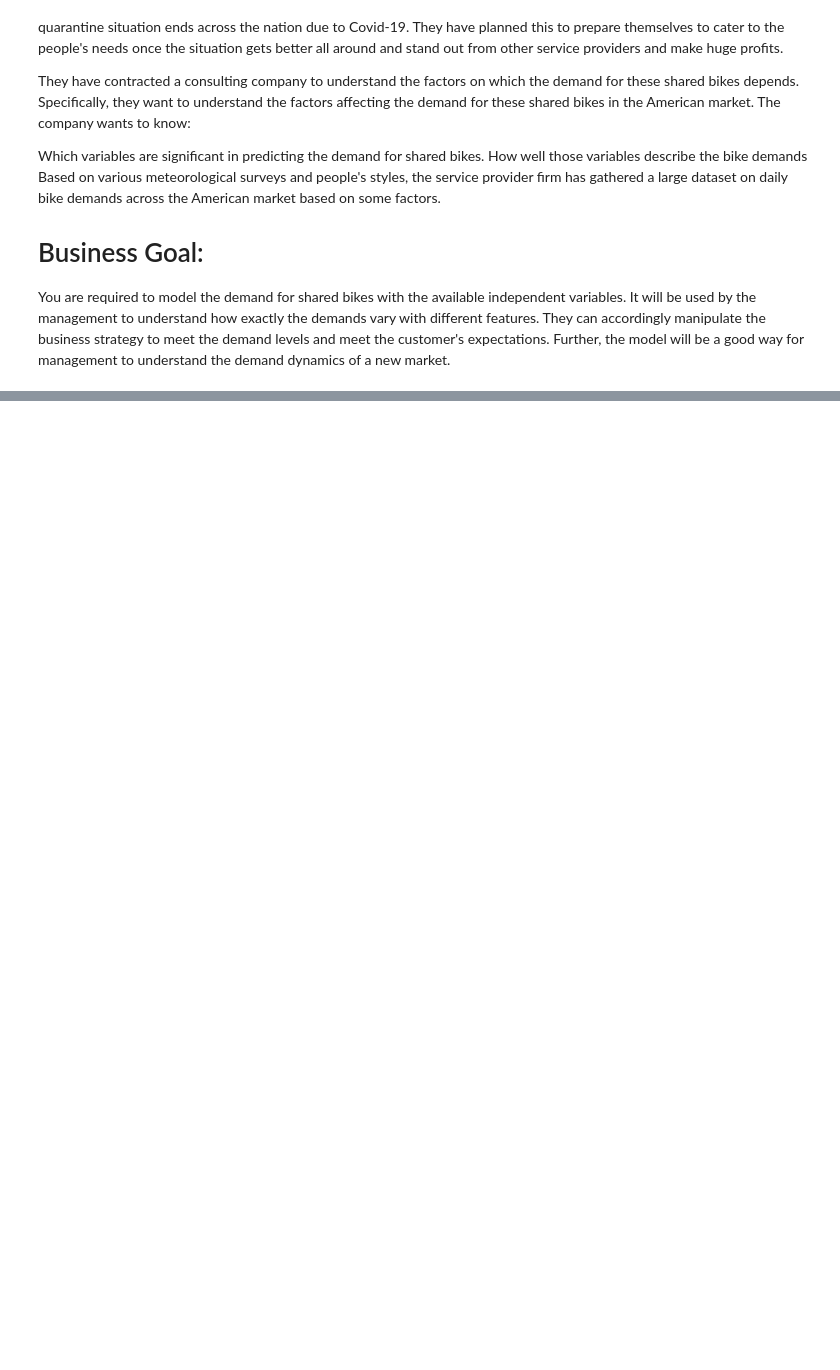
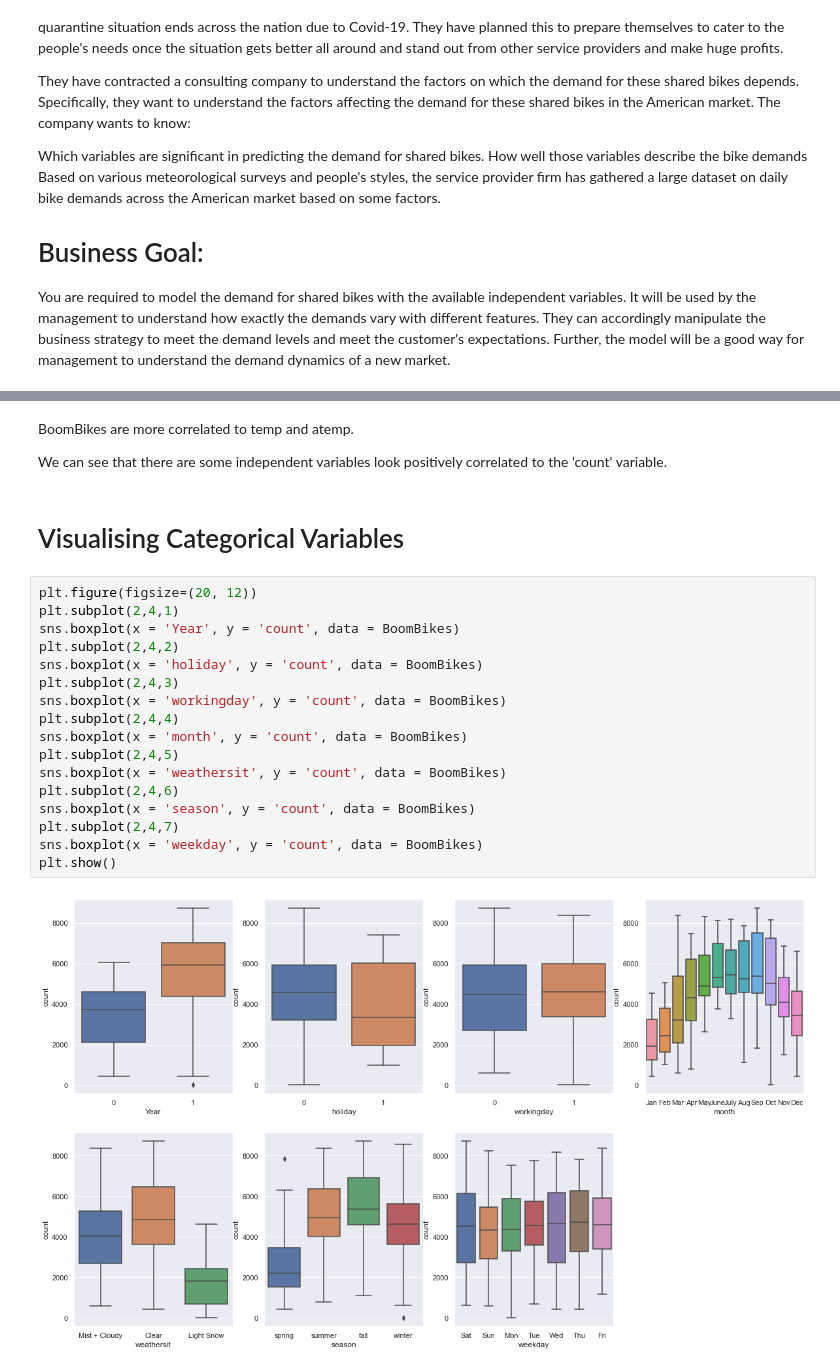
Before and after one commit to RR-Nair/Linear_Regression_Boom_Bike_Assignment, a Jupyter notebook: Linear_Regression_Boom_Bike_Assignment.ipynb, the cells around one changed output, grey strips where cells are left out. Drawn from its saved outputs; the diff is of its cells as text; blank space fills up the shorter version.

```diff
--- a/Linear_Regression_Boom_Bike_Assignment.ipynb
+++ b/Linear_Regression_Boom_Bike_Assignment.ipynb
@@ -1683,0 +202,25 @@ Demand = 3486 + (yr x 1996) - (holiday x 710) + (atemp x 3528) - (hum x 1424) -
+# %% [markdown]
+BoomBikes are more correlated to temp and atemp.
+
+We can see that there are some independent variables look positively correlated to the 'count' variable.
+# %% [markdown]
+# Visualising Categorical Variables
+# %%
+plt.figure(figsize=(20, 12))
+plt.subplot(2,4,1)
+sns.boxplot(x = 'Year', y = 'count', data = BoomBikes)
+plt.subplot(2,4,2)
+sns.boxplot(x = 'holiday', y = 'count', data = BoomBikes)
+plt.subplot(2,4,3)
+sns.boxplot(x = 'workingday', y = 'count', data = BoomBikes)
+plt.subplot(2,4,4)
+sns.boxplot(x = 'month', y = 'count', data = BoomBikes)
+plt.subplot(2,4,5)
+sns.boxplot(x = 'weathersit', y = 'count', data = BoomBikes)
+plt.subplot(2,4,6)
+sns.boxplot(x = 'season', y = 'count', data = BoomBikes)
+plt.subplot(2,4,7)
+sns.boxplot(x = 'weekday', y = 'count', data = BoomBikes)
+plt.show()
+# %% [output]
+[figure, added]
```
Also changed, not shown: parts of 354 cells of this notebook.
